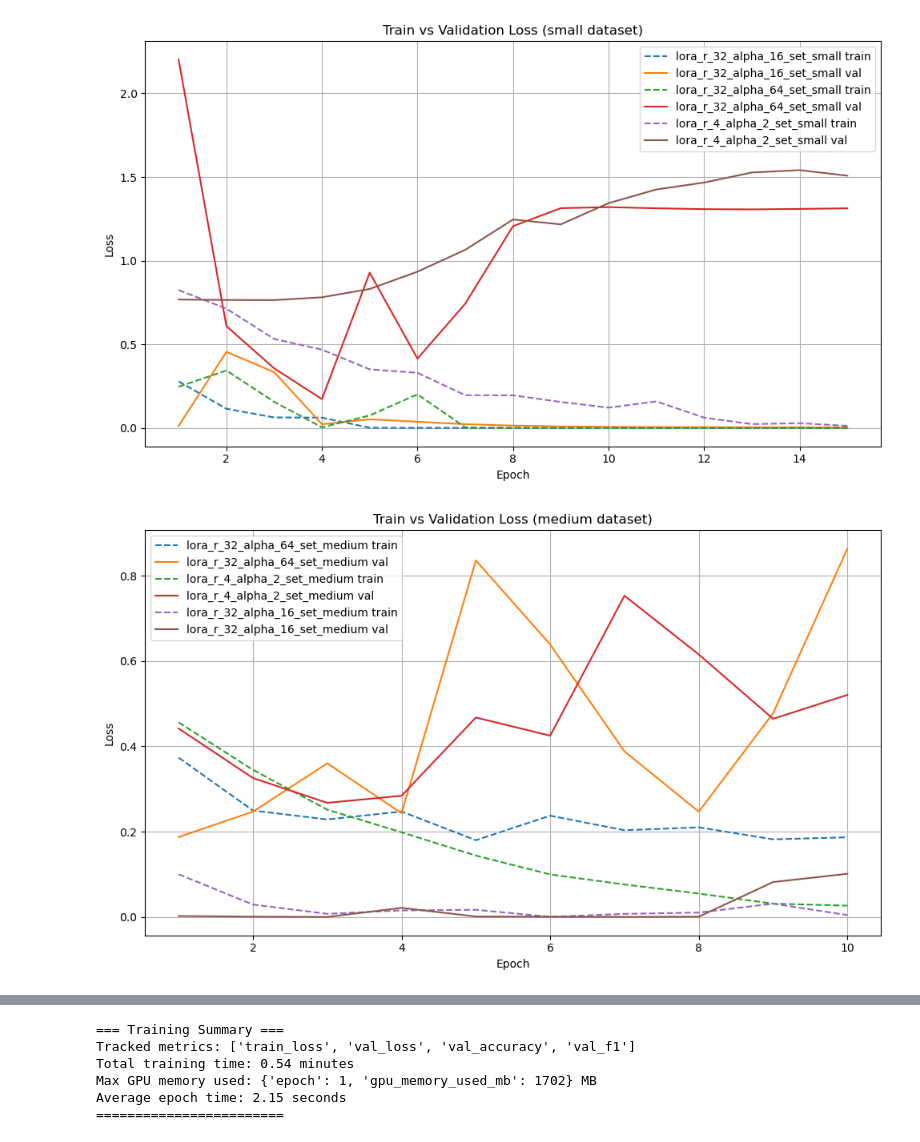
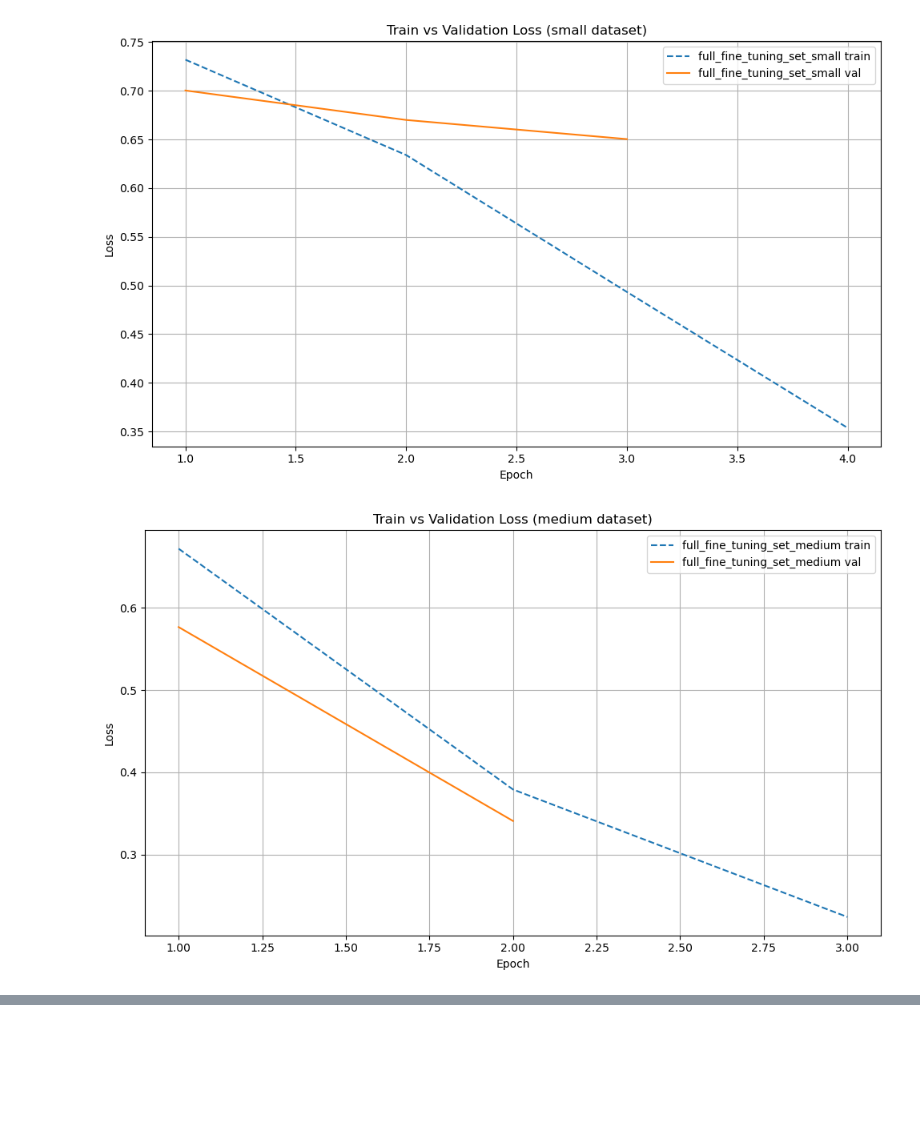
Before and after one commit to mi18069/BERT-Fine-Tuning, a Jupyter notebook: code/evaluation/training_evaluator.ipynb, the cells around one changed output, grey strips where cells are left out. Cells and saved outputs as stored; diff of their text form; code cells hidden in the pictures; blank space fills up the shorter version.

Commit message:
Add results of model evaluation

```diff
--- a/code/evaluation/training_evaluator.ipynb
+++ b/code/evaluation/training_evaluator.ipynb
@@ -124,9 +133,9 @@ def plot_overfitting(dataset, model_prefix):
     plt.tight_layout()
     plt.show()
 # %%
-for model_prefix in ['lora', 'adapters', 'full', 'head']:
+for model_prefix in ['full', 'head', 'adapters', 'lora']:
     for dataset in DATASETS:
         plot_overfitting(dataset, model_prefix)
 # %% [output]
-[figure, old version]
+[figure, new version]
-[figure, old version]
+[figure, new version]
@@ -247,9 +151,0 @@ evaluator = TrainingEvaluator('../training/training_metrics/full_fine_tuning_set
-# %%
-evaluator.summary()
-# %% [output]
-=== Training Summary ===
-Tracked metrics: ['train_loss', 'val_loss', 'val_accuracy', 'val_f1']
-Total training time: 0.54 minutes
-Max GPU memory used: {'epoch': 1, 'gpu_memory_used_mb': 1702} MB
-Average epoch time: 2.15 seconds
-========================
```
Also changed, not shown: parts of 6 cells of this notebook, 28 other files.
